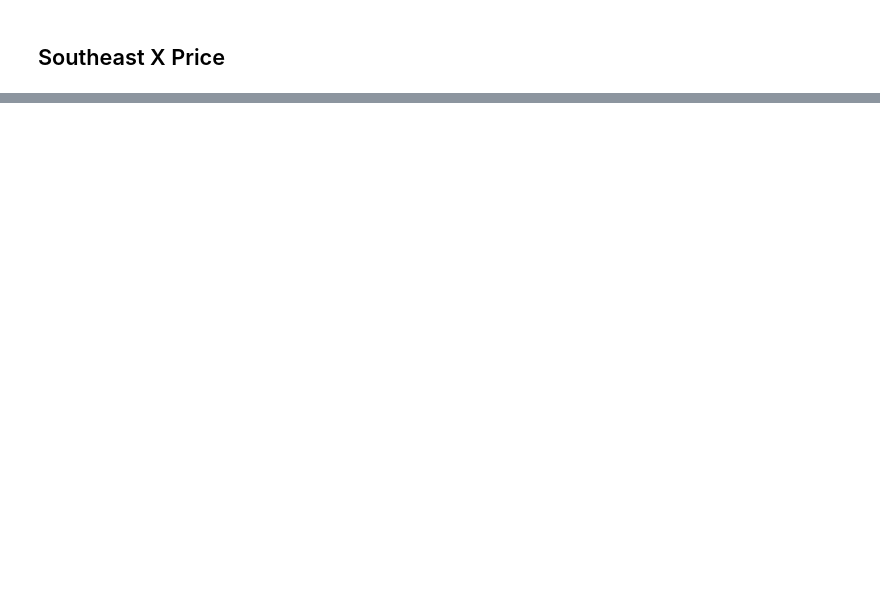
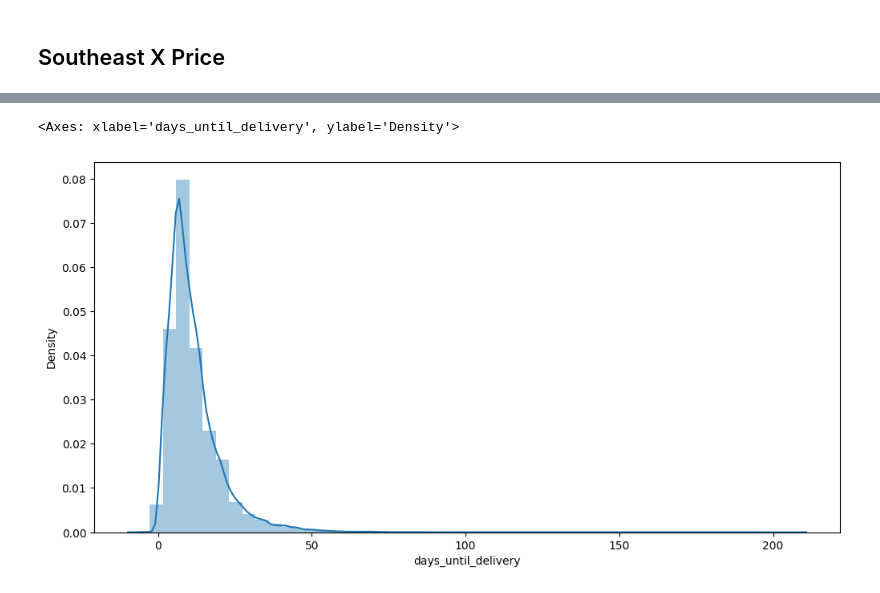
Before and after one commit to barbarafarah/clustering-clients, a Jupyter notebook: clustering.ipynb, the cells around one changed output, grey strips where cells are left out. Cells and saved outputs as stored; diff of their text form; code cells hidden in the pictures; blank space fills up the shorter version.

Commit message:
days until delivery

```diff
--- a/clustering.ipynb
+++ b/clustering.ipynb
@@ -685,0 +633,5 @@ statistics_bi('client_city', 'order_price', df_SE).sort_values(by = ['count'], a
+# %%
+#calculate the number of days unit the delivery
+df_info_clients['order_approved'] = pd.to_datetime(df_info_clients['order_approved'])
+df_info_clients['order_delivery'] = pd.to_datetime(df_info_clients['order_delivery'])
+df_info_clients['days_until_delivery']  = (df_info_clients['order_delivery'] - df_info_clients['order_approved']).dt.days
@@ -685,0 +648,5 @@ statistics_bi('client_city', 'order_price', df_SE).sort_values(by = ['count'], a
+# %%
+histogram(df_info_clients['days_until_delivery'])
+# %% [output]
+<Axes: xlabel='days_until_delivery', ylabel='Density'>
+[figure, added]
```
Also changed, not shown: parts of 41 cells of this notebook, 1 other file.
